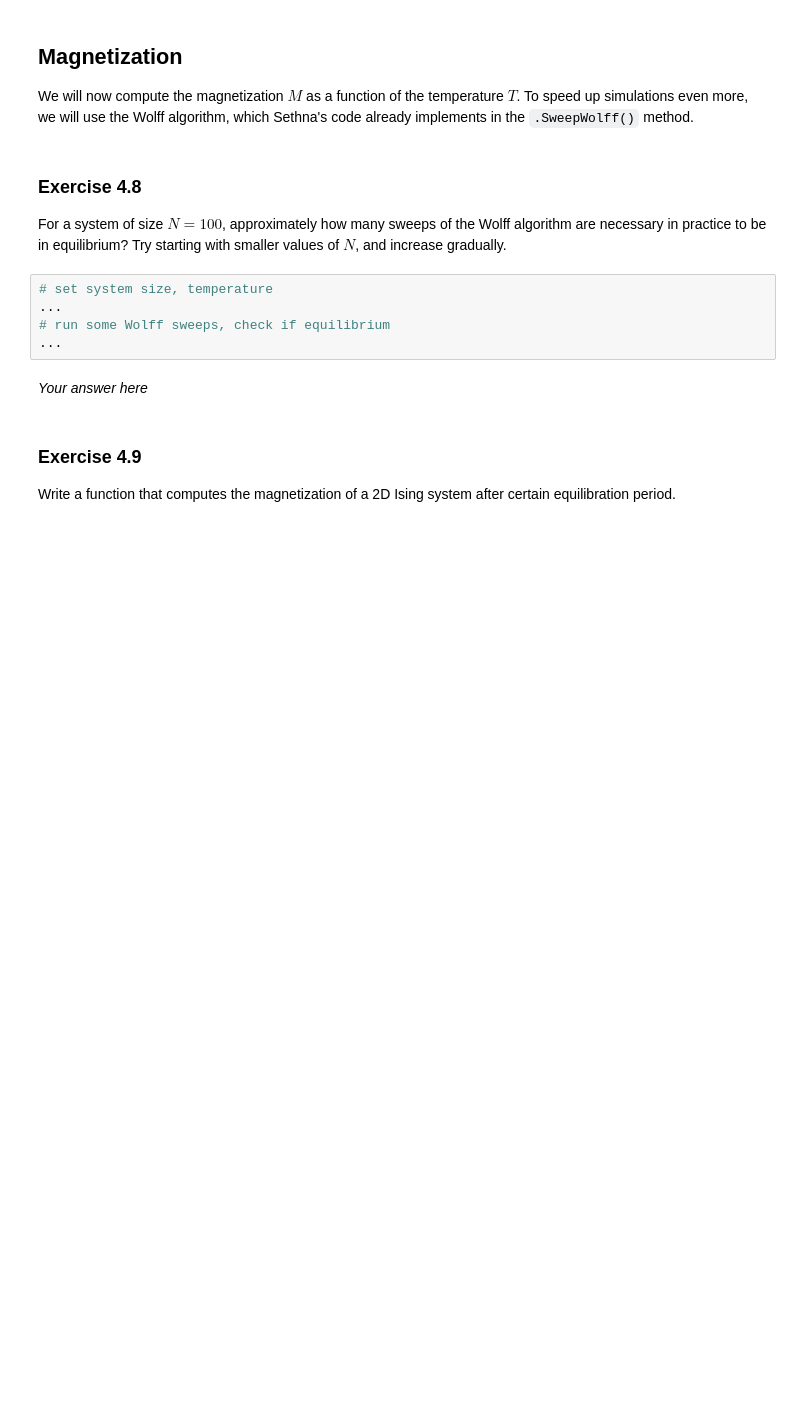
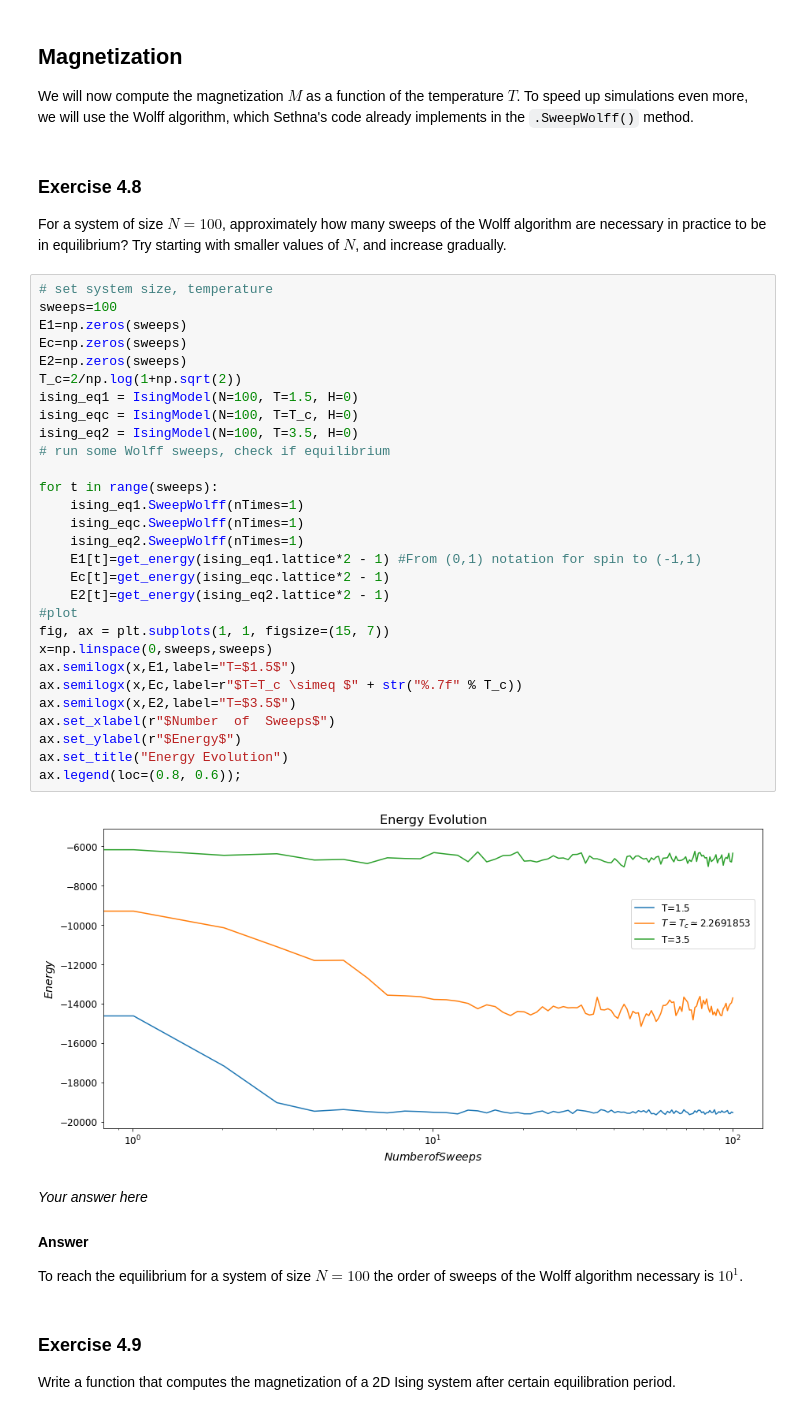
Before and after one commit to Gea97/MeccanicaStatistica2021, a Jupyter notebook: notebooks/4-Ising-Model.ipynb, the cells around one changed output. Drawn from its saved outputs; the diff is of its cells as text; blank space fills up the shorter version.

```diff
--- a/notebooks/4-Ising-Model.ipynb
+++ b/notebooks/4-Ising-Model.ipynb
@@ -455,13 +471,43 @@ We will now compute the magnetization $M$ as a function of the temperature $T$.
 # %% [markdown]
 ### Exercise 4.8
 For a system of size $N=100$, approximately how many sweeps of the Wolff algorithm are necessary in practice to be in equilibrium? Try starting with smaller values of $N$, and increase gradually.
-# %%
-# set system size, temperature
-...
-# run some Wolff sweeps, check if equilibrium
-...
-# %% [markdown]
-*Your answer here*
+# %%
+# set system size, temperature
+sweeps=100
+E1=np.zeros(sweeps)
+Ec=np.zeros(sweeps)
+E2=np.zeros(sweeps)
+T_c=2/np.log(1+np.sqrt(2))
+ising_eq1 = IsingModel(N=100, T=1.5, H=0)
+ising_eqc = IsingModel(N=100, T=T_c, H=0)
+ising_eq2 = IsingModel(N=100, T=3.5, H=0)
+# run some Wolff sweeps, check if equilibrium
+
+for t in range(sweeps):
+    ising_eq1.SweepWolff(nTimes=1)
+    ising_eqc.SweepWolff(nTimes=1)
+    ising_eq2.SweepWolff(nTimes=1)
+    E1[t]=get_energy(ising_eq1.lattice*2 - 1) #From (0,1) notation for spin to (-1,1)
+    Ec[t]=get_energy(ising_eqc.lattice*2 - 1)
+    E2[t]=get_energy(ising_eq2.lattice*2 - 1)
+#plot
+fig, ax = plt.subplots(1, 1, figsize=(15, 7))
+x=np.linspace(0,sweeps,sweeps)
+ax.semilogx(x,E1,label="T=$1.5$")
+ax.semilogx(x,Ec,label=r"$T=T_c \simeq $" + str("%.7f" % T_c))
+ax.semilogx(x,E2,label="T=$3.5$")
+ax.set_xlabel(r"$Number  of  Sweeps$")
+ax.set_ylabel(r"$Energy$")
+ax.set_title("Energy Evolution")
+ax.legend(loc=(0.8, 0.6));
+# %% [output]
+[figure, added]
+# %% [markdown]
+*Your answer here*
+
+#### Answer
+
+To reach the equilibrium for a system of size $ N=100 $ the order of sweeps of the Wolff algorithm necessary is $10^1$.
 # %% [markdown]
 ### Exercise 4.9
 Write a function that computes the magnetization of a 2D Ising system after certain equilibration period.
```
Also changed, not shown: parts of 45 cells of this notebook.
